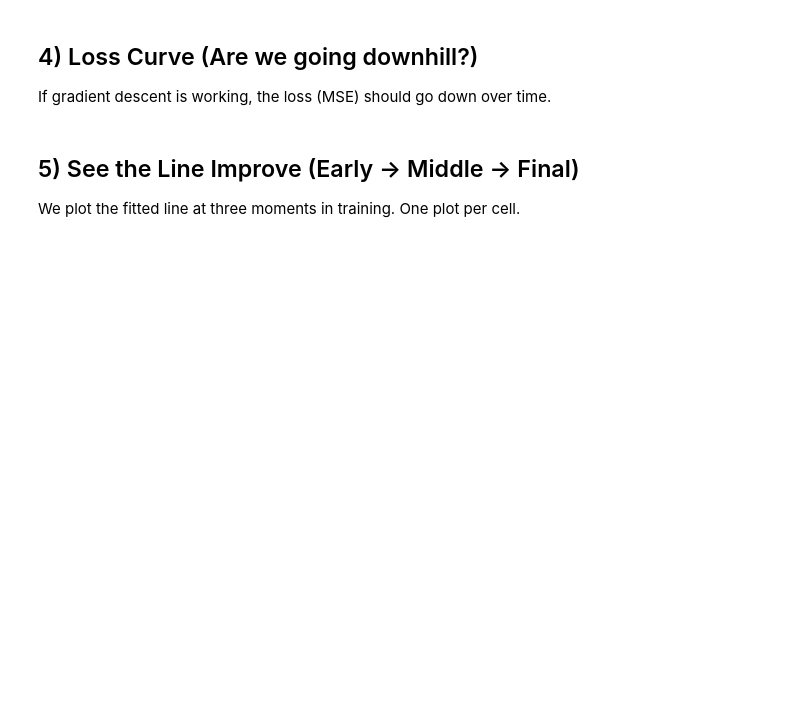
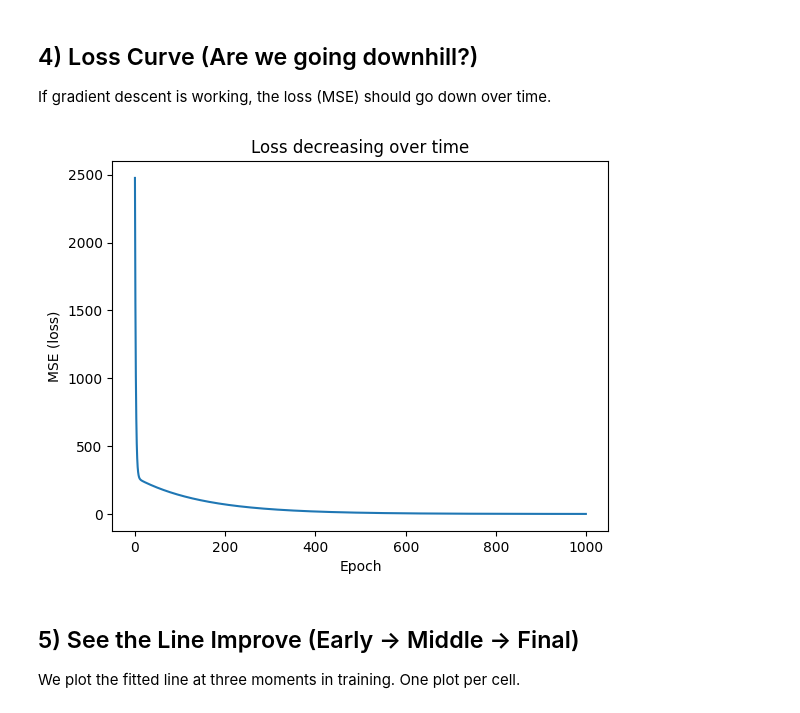
Before and after one commit to Brandan-ai/Testing, a Jupyter notebook: Gradient_Descent_Linear_Regression_Demo.ipynb, the cells around one changed output. Cells and saved outputs as stored; diff of their text form; code cells hidden in the pictures; blank space fills up the shorter version.

```diff
--- a/Gradient_Descent_Linear_Regression_Demo.ipynb
+++ b/Gradient_Descent_Linear_Regression_Demo.ipynb
@@ -60,12 +119,13 @@ print('Final intercept (b):', round(b, 4))
 ## 4) Loss Curve (Are we going downhill?)
 If gradient descent is working, the loss (MSE) should go down over time.
 # %%
+# ---------- Visualise the loss decreasing ----------
 plt.figure()
 plt.plot(history['loss'])
-plt.xlabel('Epoch')
-plt.ylabel('MSE (loss)')
-plt.title('Loss decreasing over time')
-plt.show()
+plt.xlabel('Epoch'); plt.ylabel('MSE (loss)')
+plt.title('Loss decreasing over time'); plt.show()
+# %% [output]
+[figure, added]
 # %% [markdown]
 ## 5) See the Line Improve (Early → Middle → Final)
 We plot the fitted line at three moments in training. One plot per cell.
```
Also changed, not shown: parts of 14 cells of this notebook, 2 other files.
